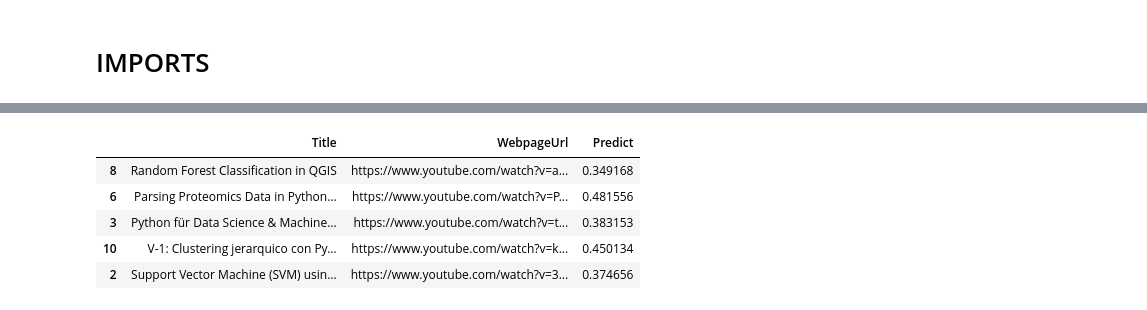
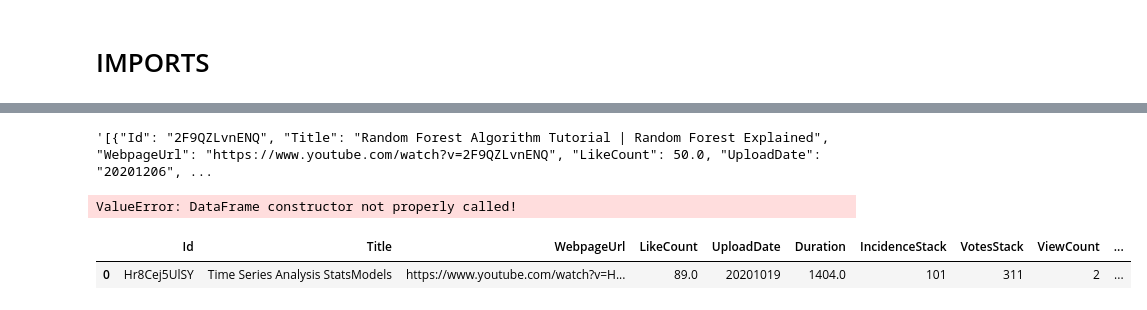
Before and after one commit to FabioCaffarello/Youtube-Video-Recommendations, a Jupyter notebook: youtubeTelegramApi/devFunctions.ipynb, the cells around one changed output, grey strips where cells are left out. Cells and saved outputs as stored; diff of their text form; code cells hidden in the pictures.

```diff
--- a/youtubeTelegramApi/devFunctions.ipynb
+++ b/youtubeTelegramApi/devFunctions.ipynb
@@ -21,7 +22,7 @@ params = {
             'query_filter': 'Votes',
             'max_pages': 50,
             'pagesize': 50,
-            'num_videos': 1
+            'num_videos': 4
         }
 # %%
 df = ytd.getData(**params)
@@ -56,0 +56,17 @@ pipeline = DataPipeline()
+# %%
+df0 = df[['Id', 'Title', 'WebpageUrl', 'LikeCount', 'UploadDate', 'Duration', 'IncidenceStack', 'VotesStack', 'ViewCount', 'TagStack']].sample(2)
+# %%
+testJSON = json.dumps(df0.to_dict(orient='records'))
+# %%
+testJSON
+# %% [output]
+'[{"Id": "2F9QZLvnENQ", "Title": "Random Forest Algorithm Tutorial | Random Forest Explained", "WebpageUrl": "https://www.youtube.com/watch?v=2F9QZLvnENQ", "LikeCount": 50.0, "UploadDate": "20201206", ...
+# %%
+dftestJSON = pd.DataFrame(testJSON, index=[0])
+# %% [output]
+ValueError: DataFrame constructor not properly called!
+# %%
+dftestJSON
+# %% [output]
+|  | Id | Title | WebpageUrl | LikeCount | UploadDate | Duration | IncidenceStack | VotesStack | ViewCount | ... |
+| 0 | Hr8Cej5UlSY | Time Series Analysis StatsModels | https://www.youtube.com/watch?v=H... | 89.0 | 20201019 | 1404.0 | 101 | 311 | 2 | ... |
@@ -61,9 +78,0 @@ predict = pipeline.predict(df, dfFeatures)
-# %%
-predict.head()
-# %% [output]
-|  | Title | WebpageUrl | Predict |
-| 8 | Random Forest Classification in QGIS | https://www.youtube.com/watch?v=a... | 0.349168 |
-| 6 | Parsing Proteomics Data in Python... | https://www.youtube.com/watch?v=P... | 0.481556 |
-| 3 | Python für Data Science & Machine... | https://www.youtube.com/watch?v=t... | 0.383153 |
-| 10 | V-1: Clustering jerarquico con Py... | https://www.youtube.com/watch?v=k... | 0.450134 |
-| 2 | Support Vector Machine (SVM) usin... | https://www.youtube.com/watch?v=3... | 0.374656 |
```
Also changed, not shown: parts of 7 cells of this notebook, 2 other files.
